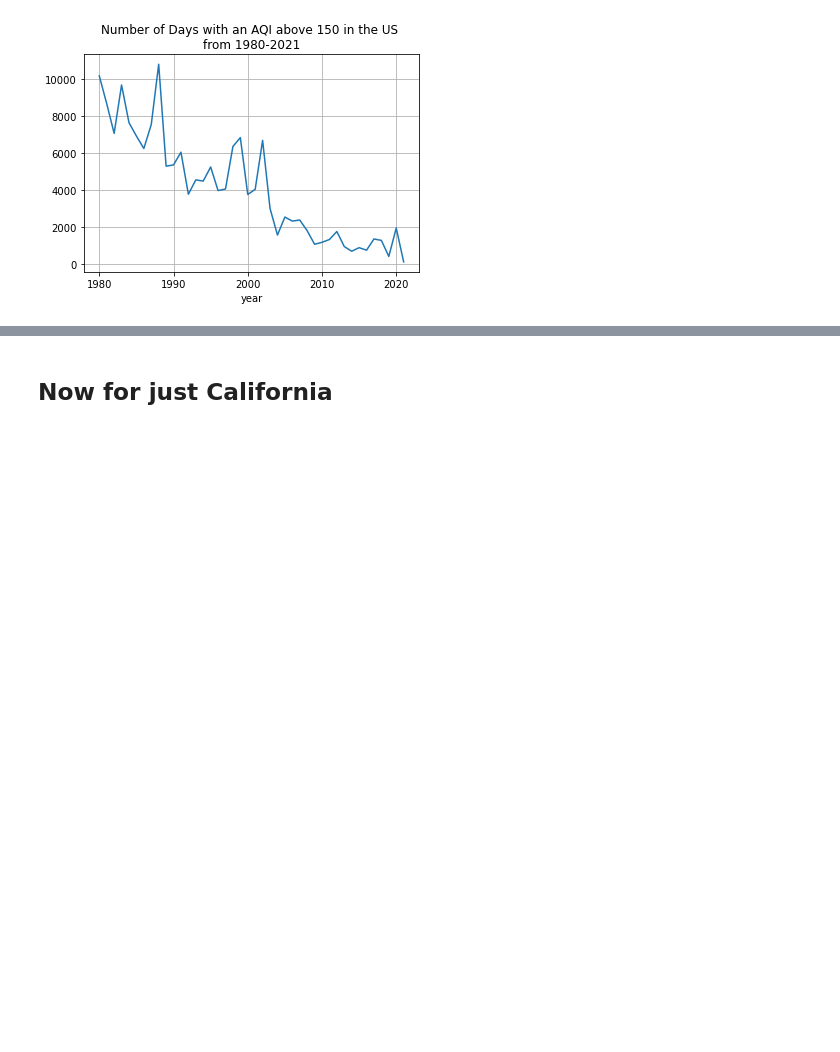
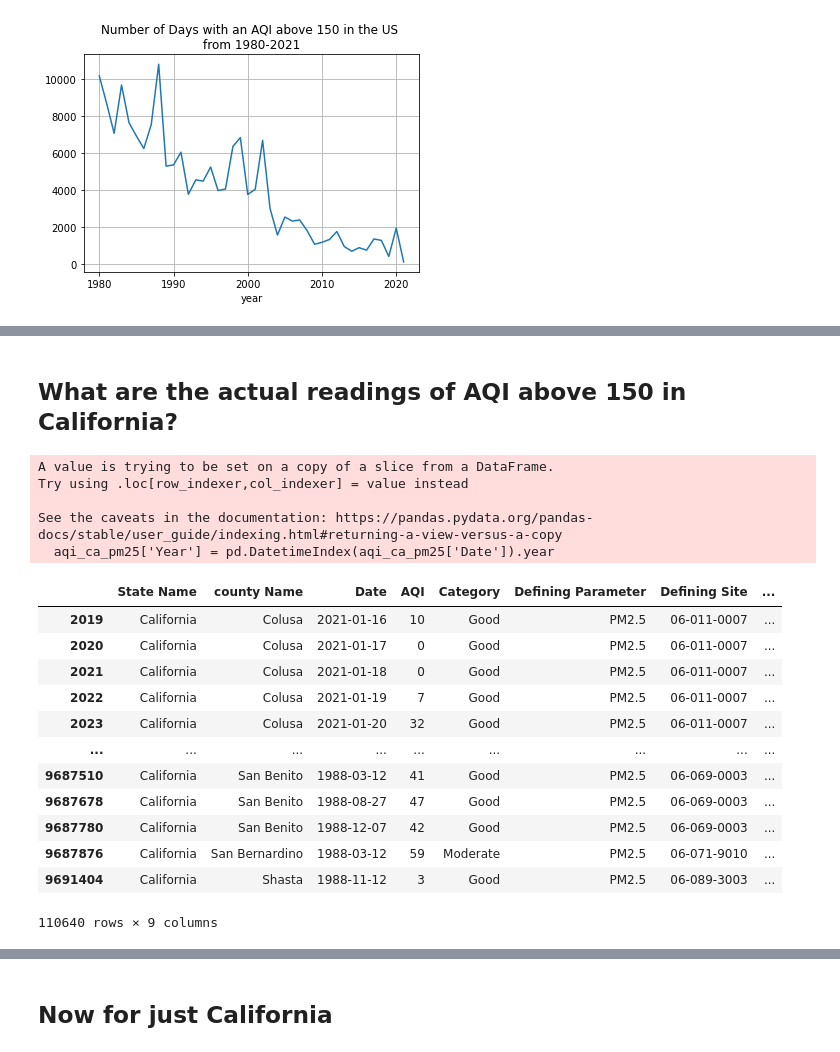
Before and after one commit to aqi-science/notebook, a Jupyter notebook: Grace_AQI_counts.ipynb, the cells around one changed output, grey strips where cells are left out. Saved outputs shown, nothing was run; the diff lists cells and outputs as text; code cells hidden in the pictures; blank space fills up the shorter version.

```diff
--- a/Grace_AQI_counts.ipynb
+++ b/Grace_AQI_counts.ipynb
@@ -90,0 +174,26 @@ counts_aqi_unhealthy.plot(x = 'year',
+# %% [markdown]
+## What are the actual readings of AQI above 150 in California?
+# %%
+aqi_ca = aqi[aqi['State Name'] == 'California']
+aqi_ca_pm25 = aqi_ca[aqi_ca['Defining Parameter'] == 'PM2.5']
+aqi_ca_pm25['Year'] = pd.DatetimeIndex(aqi_ca_pm25['Date']).year
+aqi_ca_pm25
+# %% [output]
+A value is trying to be set on a copy of a slice from a DataFrame.
+Try using .loc[row_indexer,col_indexer] = value instead
+
+See the caveats in the documentation: https://pandas.pydata.org/pandas-docs/stable/user_guide/indexing.html#returning-a-view-versus-a-copy
+  aqi_ca_pm25['Year'] = pd.DatetimeIndex(aqi_ca_pm25['Date']).year
+|  | State Name | county Name | Date | AQI | Category | Defining Parameter | Defining Site | ... |
+| 2019 | California | Colusa | 2021-01-16 | 10 | Good | PM2.5 | 06-011-0007 | ... |
+| 2020 | California | Colusa | 2021-01-17 | 0 | Good | PM2.5 | 06-011-0007 | ... |
+| 2021 | California | Colusa | 2021-01-18 | 0 | Good | PM2.5 | 06-011-0007 | ... |
+| 2022 | California | Colusa | 2021-01-19 | 7 | Good | PM2.5 | 06-011-0007 | ... |
+| 2023 | California | Colusa | 2021-01-20 | 32 | Good | PM2.5 | 06-011-0007 | ... |
+| ... | ... | ... | ... | ... | ... | ... | ... | ... |
+| 9687510 | California | San Benito | 1988-03-12 | 41 | Good | PM2.5 | 06-069-0003 | ... |
+| 9687678 | California | San Benito | 1988-08-27 | 47 | Good | PM2.5 | 06-069-0003 | ... |
+| 9687780 | California | San Benito | 1988-12-07 | 42 | Good | PM2.5 | 06-069-0003 | ... |
+| 9687876 | California | San Bernardino | 1988-03-12 | 59 | Moderate | PM2.5 | 06-071-9010 | ... |
+| 9691404 | California | Shasta | 1988-11-12 | 3 | Good | PM2.5 | 06-089-3003 | ... |
+110640 rows × 9 columns
```
Also changed, not shown: parts of 12 cells of this notebook.
